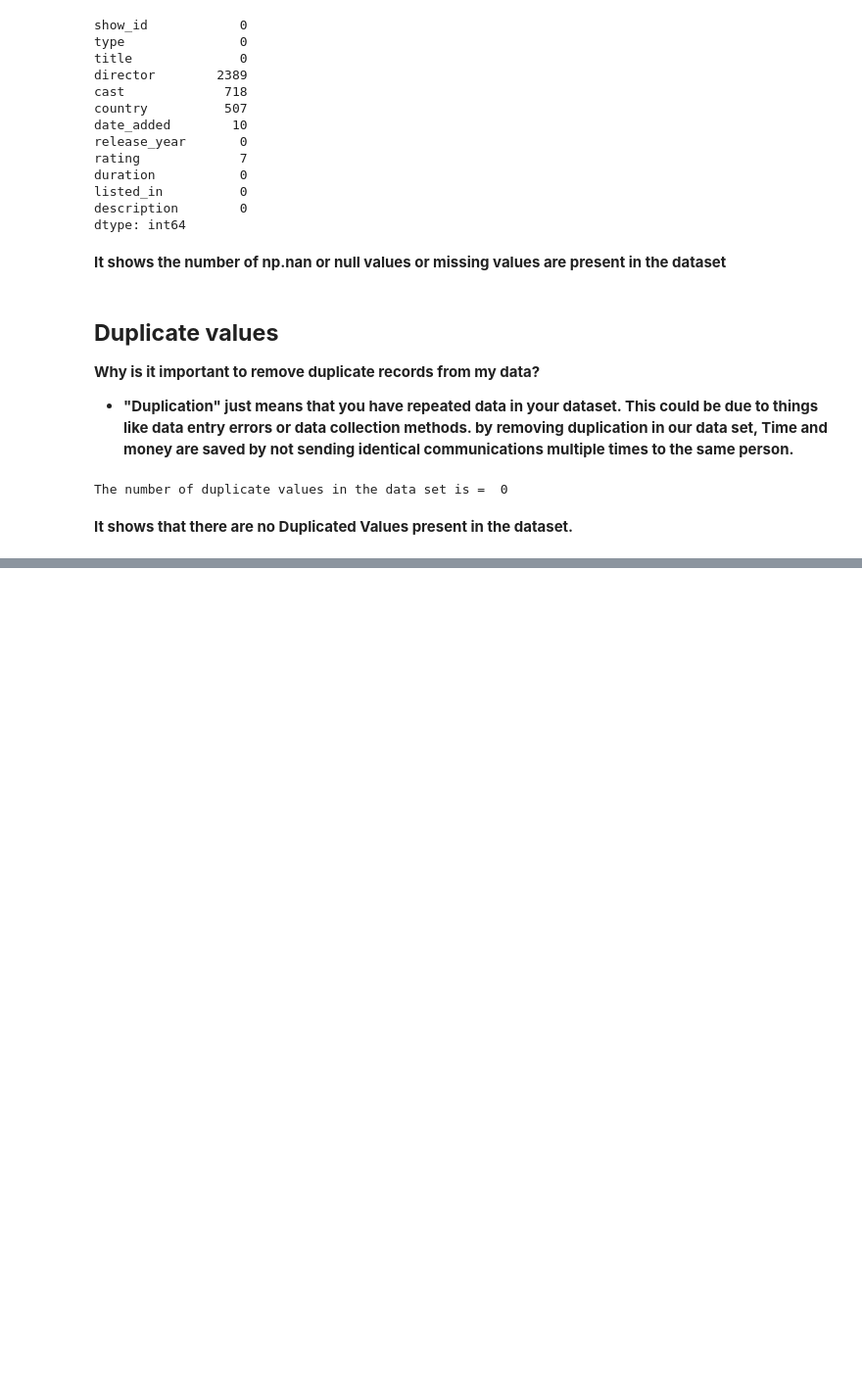
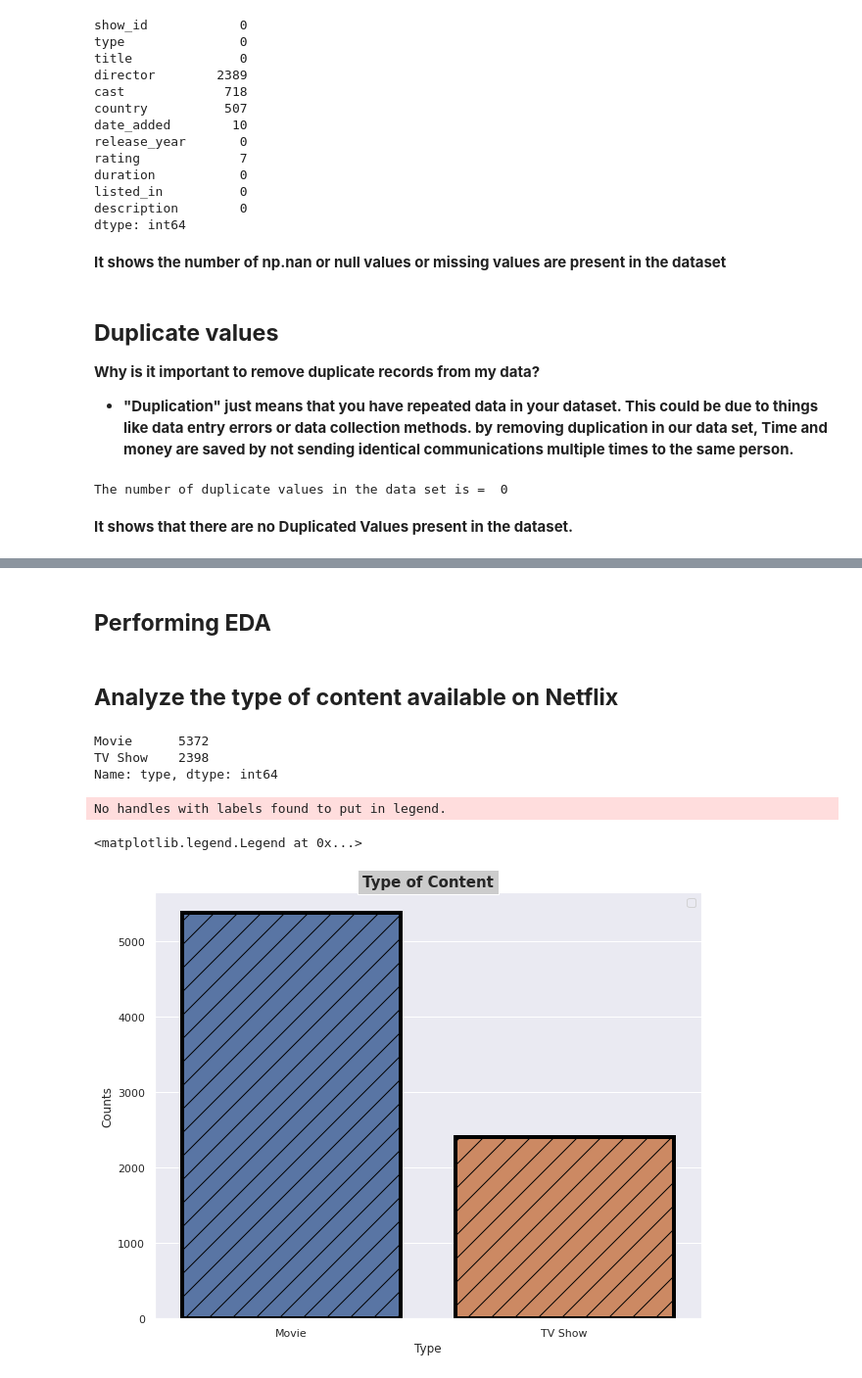
Before and after one commit to praveenbejo95/Netflix-Movies-and-TV-shows-Clustering, a Jupyter notebook: NETFLIX_MOVIES_AND_TV_SHOWS_CLUSTERING.ipynb, the cells around one changed output, grey strips where cells are left out. Shown: that part at 98% size. Cells and saved outputs as stored; diff of their text form; code cells hidden in the pictures; blank space fills up the shorter version.

```diff
--- a/NETFLIX_MOVIES_AND_TV_SHOWS_CLUSTERING.ipynb
+++ b/NETFLIX_MOVIES_AND_TV_SHOWS_CLUSTERING.ipynb
@@ -179,0 +239,2 @@ mn.bar(netflix_df,figsize = (20,6),color = 'purple')
+# %%
+netflix_df['year_added'] =netflix_df['date_added'].apply(lambda x: x.split(" ")[-1])
@@ -179,0 +250,2 @@ mn.bar(netflix_df,figsize = (20,6),color = 'purple')
+# %%
+netflix_df['month_added'] = netflix_df['date_added'].apply(lambda x: x.split(" ")[0])
@@ -179,0 +261,20 @@ mn.bar(netflix_df,figsize = (20,6),color = 'purple')
+# %%
+#lets convert the category accourding to age wise for better understanding and thus making eda more interpretable
+
+age_wise_rating = {   'TV-PG': 'Older Kids',
+    'TV-MA': 'Adults',
+    'TV-Y7-FV': 'Older Kids',
+    'TV-Y7': 'Older Kids',
+    'TV-14': 'Teens',
+    'R': 'Adults',
+    'TV-Y': 'Kids',
+    'NR': 'Adults',
+    'PG-13': 'Teens',
+    'TV-G': 'Kids',
+    'PG': 'Older Kids',
+    'G': 'Kids',
+    'UR': 'Adults',
+    'NC-17': 'Adults'}
+
+netflix_df['age_wise_rating'] = netflix_df['rating'].replace(age_wise_rating)
+netflix_df['age_wise_rating'].unique()
@@ -179,0 +313,8 @@ mn.bar(netflix_df,figsize = (20,6),color = 'purple')
+# %%
+# lets convert the columns into appropriate data type
+
+netflix_df['type'] = pd.Categorical(netflix_df['type'])
+
+netflix_df['age_wise_rating'] = pd.Categorical(netflix_df['age_wise_rating'], categories=['Kids', 'Older Kids', 'Teens', 'Adults' ])
+
+netflix_df['year_added'] = pd.to_numeric(netflix_df['year_added'])
@@ -179,0 +343,24 @@ mn.bar(netflix_df,figsize = (20,6),color = 'purple')
+# %% [markdown]
+## **Performing EDA**
+# %% [markdown]
+## **Analyze the type of content available on Netflix**
+# %%
+netflix_df['type'].value_counts()
+# %% [output]
+Movie      5372
+TV Show    2398
+Name: type, dtype: int64
+# %%
+# Plotting the countplot
+plt.figure(figsize=(10,8))
+ax=sns.countplot('type',data=netflix_df,lw=4, ec='black',
+                  hatch='/')
+plt.title('Type of Content', fontsize=15,fontweight='bold',
+          bbox={'facecolor':'0.8', 'pad':5},)
+plt.xlabel('Type',fontsize=12)
+plt.ylabel('Counts',fontsize=12)
+plt.legend()
+# %% [output]
+No handles with labels found to put in legend.
+<matplotlib.legend.Legend at 0x...>
+[figure, added]
```
Also changed, not shown: parts of 37 cells of this notebook.
